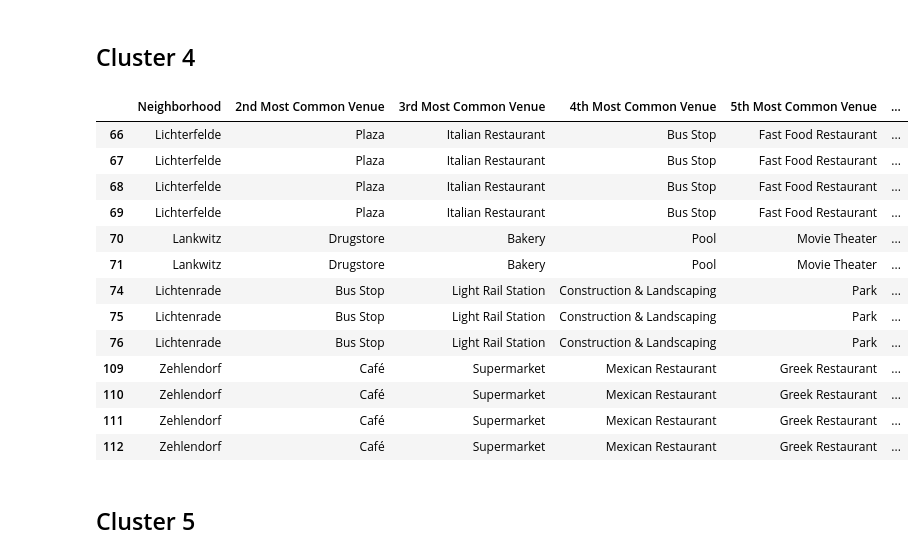
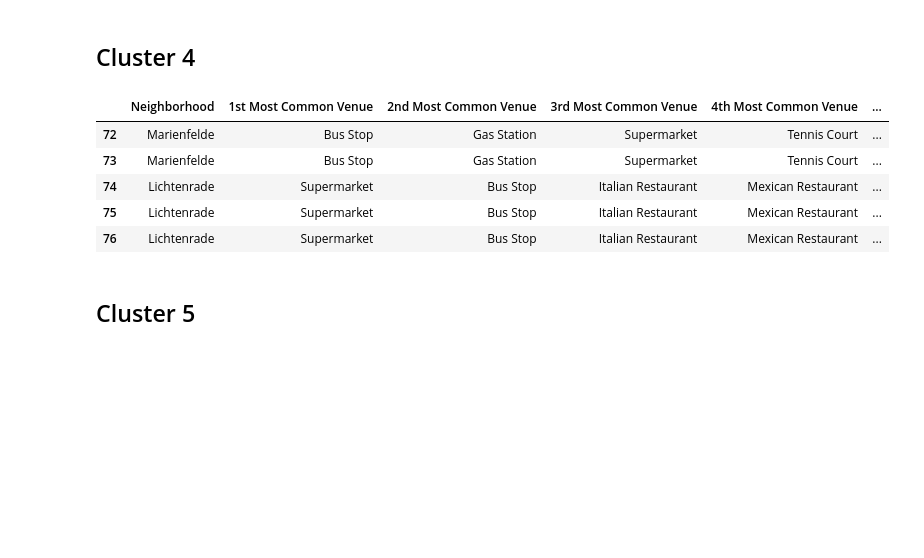
Before and after one commit to simgemulla/Berlin-Venues-Project, a Jupyter notebook: Berlin_Venues.ipynb, the cells around one changed output. Drawn from its saved outputs; the diff is of its cells as text; code cells hidden in the pictures; blank space fills up the shorter version.

```diff
--- a/Berlin_Venues.ipynb
+++ b/Berlin_Venues.ipynb
@@ -478,22 +534,14 @@ berlin_merged.loc[berlin_merged['Cluster Labels'] == 2, berlin_merged.columns[[1
 # %% [markdown]
 ## Cluster 4
 # %%
-berlin_merged.loc[berlin_merged['Cluster Labels'] == 3, berlin_merged.columns[[1] + list(range(5, berlin_merged.shape[1]))]]
+berlin_merged.loc[berlin_merged['Cluster Labels'] == 3, berlin_merged.columns[[1] + list(range(4, berlin_merged.shape[1]))]]
 # %% [output]
-|  | Neighborhood | 2nd Most Common Venue | 3rd Most Common Venue | 4th Most Common Venue | 5th Most Common Venue | ... |
-| 66 | Lichterfelde | Plaza | Italian Restaurant | Bus Stop | Fast Food Restaurant | ... |
-| 67 | Lichterfelde | Plaza | Italian Restaurant | Bus Stop | Fast Food Restaurant | ... |
-| 68 | Lichterfelde | Plaza | Italian Restaurant | Bus Stop | Fast Food Restaurant | ... |
-| 69 | Lichterfelde | Plaza | Italian Restaurant | Bus Stop | Fast Food Restaurant | ... |
-| 70 | Lankwitz | Drugstore | Bakery | Pool | Movie Theater | ... |
-| 71 | Lankwitz | Drugstore | Bakery | Pool | Movie Theater | ... |
-| 74 | Lichtenrade | Bus Stop | Light Rail Station | Construction & Landscaping | Park | ... |
-| 75 | Lichtenrade | Bus Stop | Light Rail Station | Construction & Landscaping | Park | ... |
-| 76 | Lichtenrade | Bus Stop | Light Rail Station | Construction & Landscaping | Park | ... |
-| 109 | Zehlendorf | Café | Supermarket | Mexican Restaurant | Greek Restaurant | ... |
-| 110 | Zehlendorf | Café | Supermarket | Mexican Restaurant | Greek Restaurant | ... |
-| 111 | Zehlendorf | Café | Supermarket | Mexican Restaurant | Greek Restaurant | ... |
-| 112 | Zehlendorf | Café | Supermarket | Mexican Restaurant | Greek Restaurant | ... |
+|  | Neighborhood | 1st Most Common Venue | 2nd Most Common Venue | 3rd Most Common Venue | 4th Most Common Venue | ... |
+| 72 | Marienfelde | Bus Stop | Gas Station | Supermarket | Tennis Court | ... |
+| 73 | Marienfelde | Bus Stop | Gas Station | Supermarket | Tennis Court | ... |
+| 74 | Lichtenrade | Supermarket | Bus Stop | Italian Restaurant | Mexican Restaurant | ... |
+| 75 | Lichtenrade | Supermarket | Bus Stop | Italian Restaurant | Mexican Restaurant | ... |
+| 76 | Lichtenrade | Supermarket | Bus Stop | Italian Restaurant | Mexican Restaurant | ... |
 # %% [markdown]
 ## Cluster 5
 # %%
```
Also changed, not shown: parts of 40 cells of this notebook, 1 other file.
